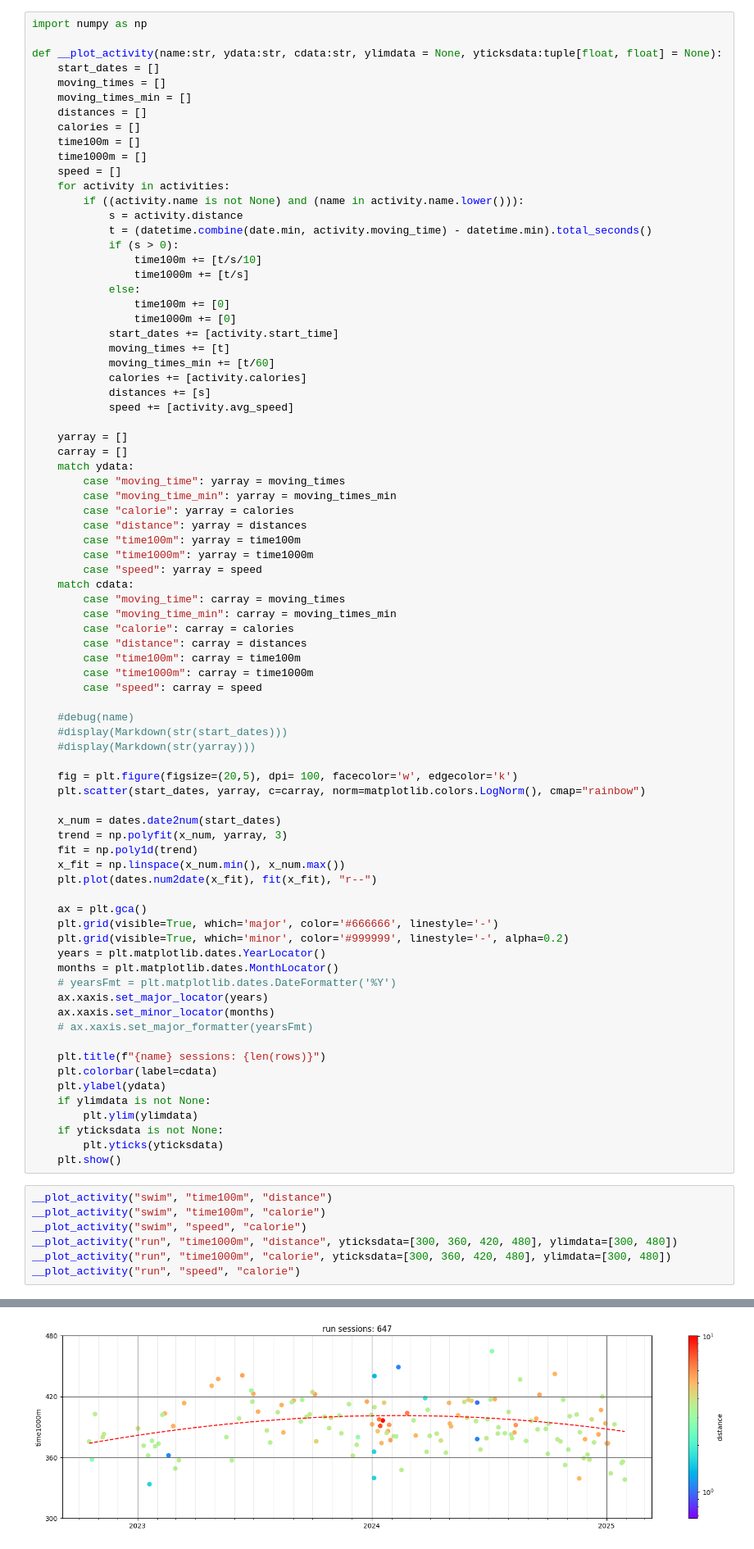
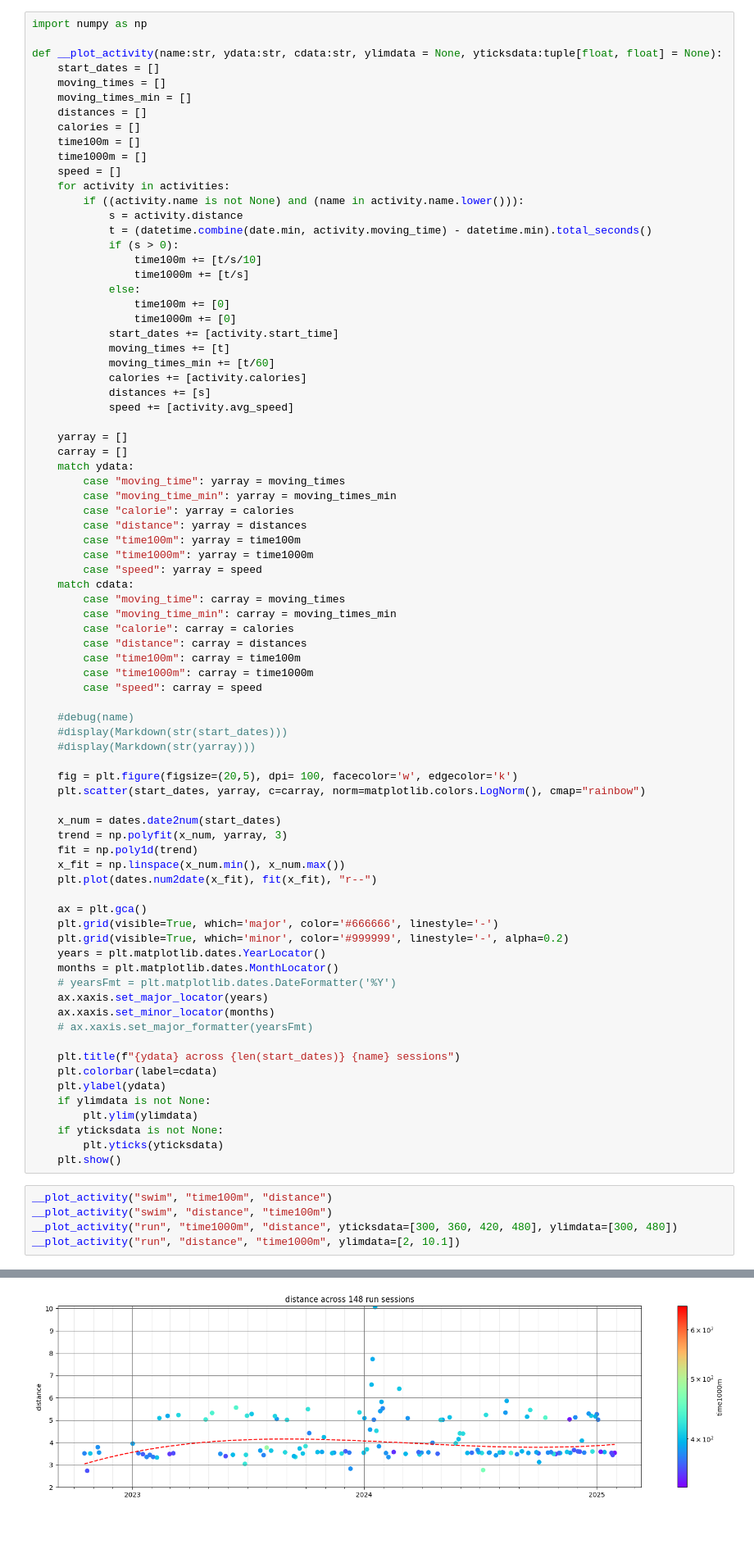
Before and after one commit to tcgoetz/GarminDB, a Jupyter notebook: Jupyter/exercise_over_time.ipynb, the cells around one changed output, grey strips where cells are left out. Shown at 82% size. Saved outputs shown, nothing was run; the diff lists cells and outputs as text; blank space fills up the shorter version.

```diff
--- a/Jupyter/exercise_over_time.ipynb
+++ b/Jupyter/exercise_over_time.ipynb
@@ -117,7 +117,7 @@ def __plot_activity(name:str, ydata:str, cdata:str, ylimdata = None, yticksdata:
     ax.xaxis.set_minor_locator(months)
     # ax.xaxis.set_major_formatter(yearsFmt)
 
-    plt.title(f"{name} sessions: {len(rows)}")
+    plt.title(f"{ydata} across {len(start_dates)} {name} sessions")
     plt.colorbar(label=cdata)
     plt.ylabel(ydata)
     if ylimdata is not None:
@@ -127,9 +127,7 @@ def __plot_activity(name:str, ydata:str, cdata:str, ylimdata = None, yticksdata:
     plt.show()
 # %%
 __plot_activity("swim", "time100m", "distance")
-__plot_activity("swim", "time100m", "calorie")
-__plot_activity("swim", "speed", "calorie")
+__plot_activity("swim", "distance", "time100m")
 __plot_activity("run", "time1000m", "distance", yticksdata=[300, 360, 420, 480], ylimdata=[300, 480])
-__plot_activity("run", "time1000m", "calorie", yticksdata=[300, 360, 420, 480], ylimdata=[300, 480])
-__plot_activity("run", "speed", "calorie")
+__plot_activity("run", "distance", "time1000m", ylimdata=[2, 10.1])
 # %% [output]
@@ -139 +137 @@ __plot_activity("run", "speed", "calorie")
-[figure, old version]
+[figure, new version]
```
Also changed, not shown: parts of 1 cell of this notebook.
